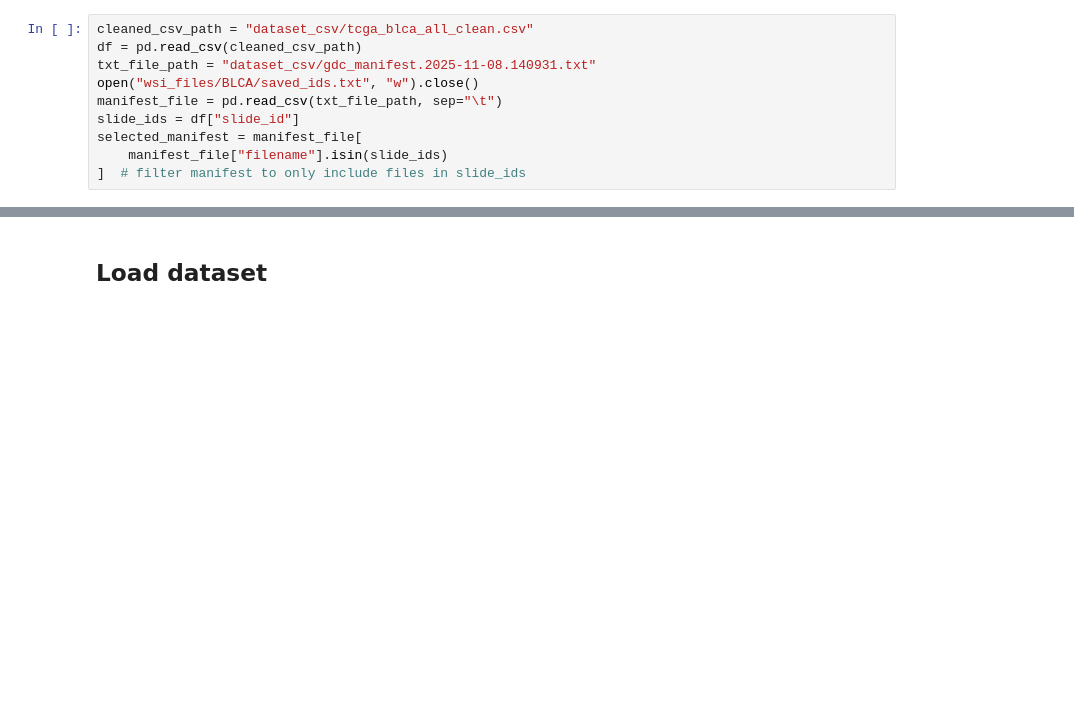
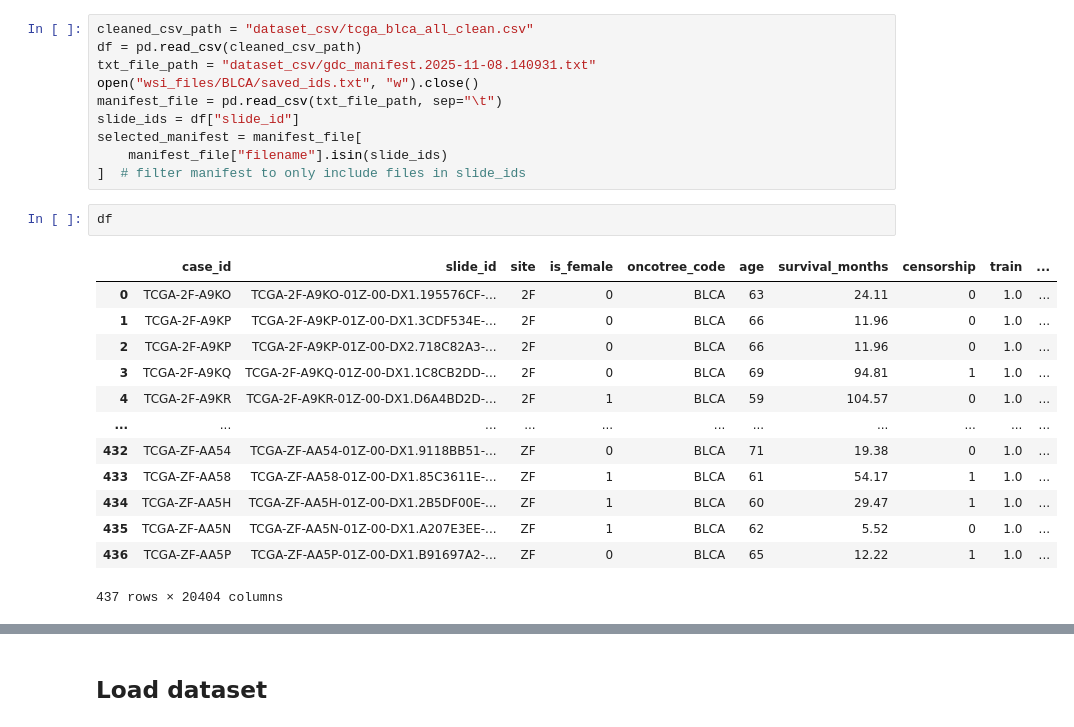
Before and after one commit to Riezmann75/CLAM, a Jupyter notebook: test.ipynb, the cells around one changed output, grey strips where cells are left out. Drawn from its saved outputs; the diff is of its cells as text; blank space fills up the shorter version.

```diff
--- a/test.ipynb
+++ b/test.ipynb
@@ -104,4 +104,20 @@ slide_ids = df["slide_id"]
 selected_manifest = manifest_file[
     manifest_file["filename"].isin(slide_ids)
 ]  # filter manifest to only include files in slide_ids
+# %%
+df
+# %% [output]
+|  | case_id | slide_id | site | is_female | oncotree_code | age | survival_months | censorship | train | ... |
+| 0 | TCGA-2F-A9KO | TCGA-2F-A9KO-01Z-00-DX1.195576CF-... | 2F | 0 | BLCA | 63 | 24.11 | 0 | 1.0 | ... |
+| 1 | TCGA-2F-A9KP | TCGA-2F-A9KP-01Z-00-DX1.3CDF534E-... | 2F | 0 | BLCA | 66 | 11.96 | 0 | 1.0 | ... |
+| 2 | TCGA-2F-A9KP | TCGA-2F-A9KP-01Z-00-DX2.718C82A3-... | 2F | 0 | BLCA | 66 | 11.96 | 0 | 1.0 | ... |
+| 3 | TCGA-2F-A9KQ | TCGA-2F-A9KQ-01Z-00-DX1.1C8CB2DD-... | 2F | 0 | BLCA | 69 | 94.81 | 1 | 1.0 | ... |
+| 4 | TCGA-2F-A9KR | TCGA-2F-A9KR-01Z-00-DX1.D6A4BD2D-... | 2F | 1 | BLCA | 59 | 104.57 | 0 | 1.0 | ... |
+| ... | ... | ... | ... | ... | ... | ... | ... | ... | ... | ... |
+| 432 | TCGA-ZF-AA54 | TCGA-ZF-AA54-01Z-00-DX1.9118BB51-... | ZF | 0 | BLCA | 71 | 19.38 | 0 | 1.0 | ... |
+| 433 | TCGA-ZF-AA58 | TCGA-ZF-AA58-01Z-00-DX1.85C3611E-... | ZF | 1 | BLCA | 61 | 54.17 | 1 | 1.0 | ... |
+| 434 | TCGA-ZF-AA5H | TCGA-ZF-AA5H-01Z-00-DX1.2B5DF00E-... | ZF | 1 | BLCA | 60 | 29.47 | 1 | 1.0 | ... |
+| 435 | TCGA-ZF-AA5N | TCGA-ZF-AA5N-01Z-00-DX1.A207E3EE-... | ZF | 1 | BLCA | 62 | 5.52 | 0 | 1.0 | ... |
+| 436 | TCGA-ZF-AA5P | TCGA-ZF-AA5P-01Z-00-DX1.B91697A2-... | ZF | 0 | BLCA | 65 | 12.22 | 1 | 1.0 | ... |
+437 rows × 20404 columns
 # %%
```
Also changed, not shown: parts of 1 cell of this notebook, 1 other file.
